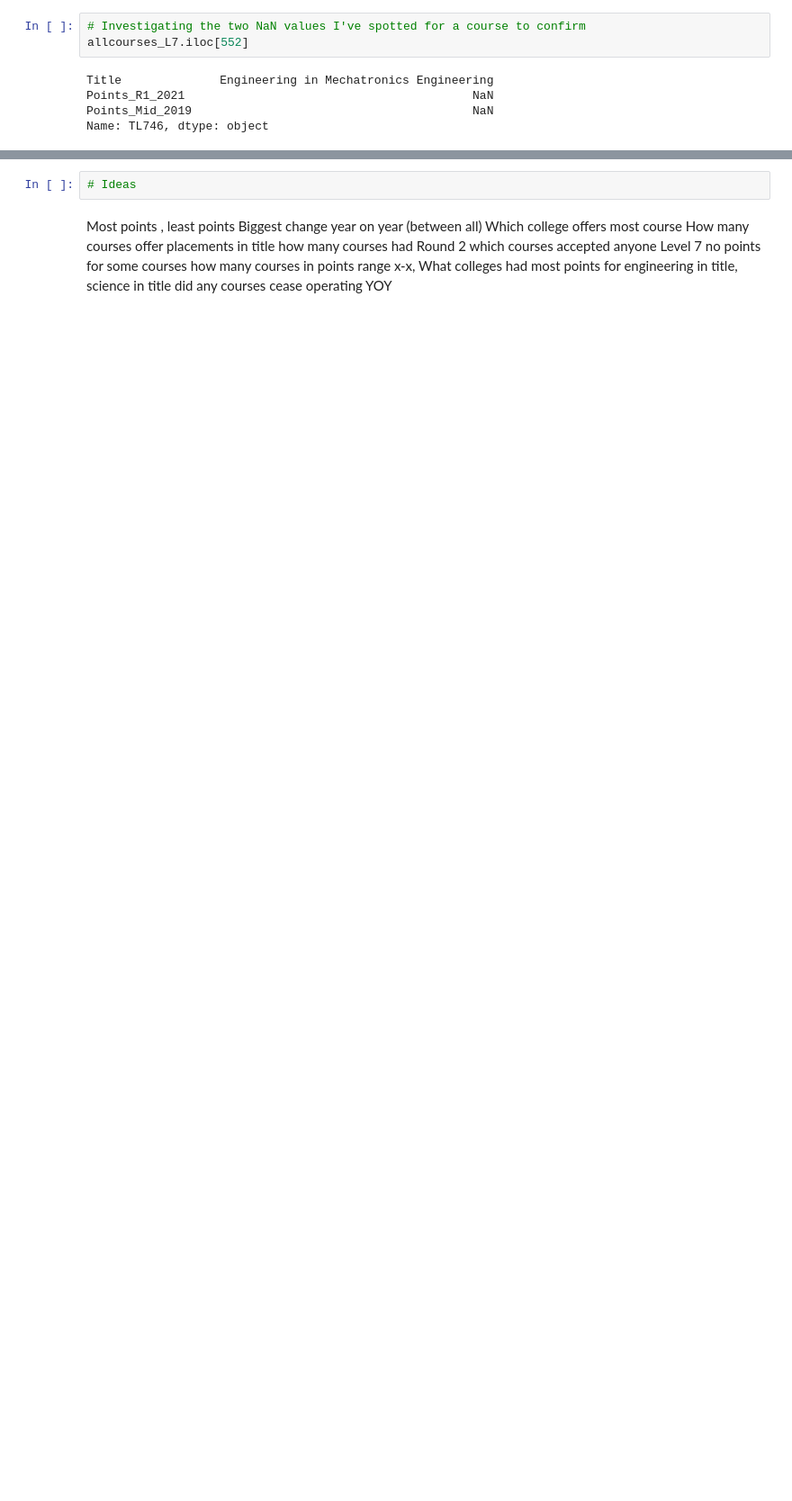
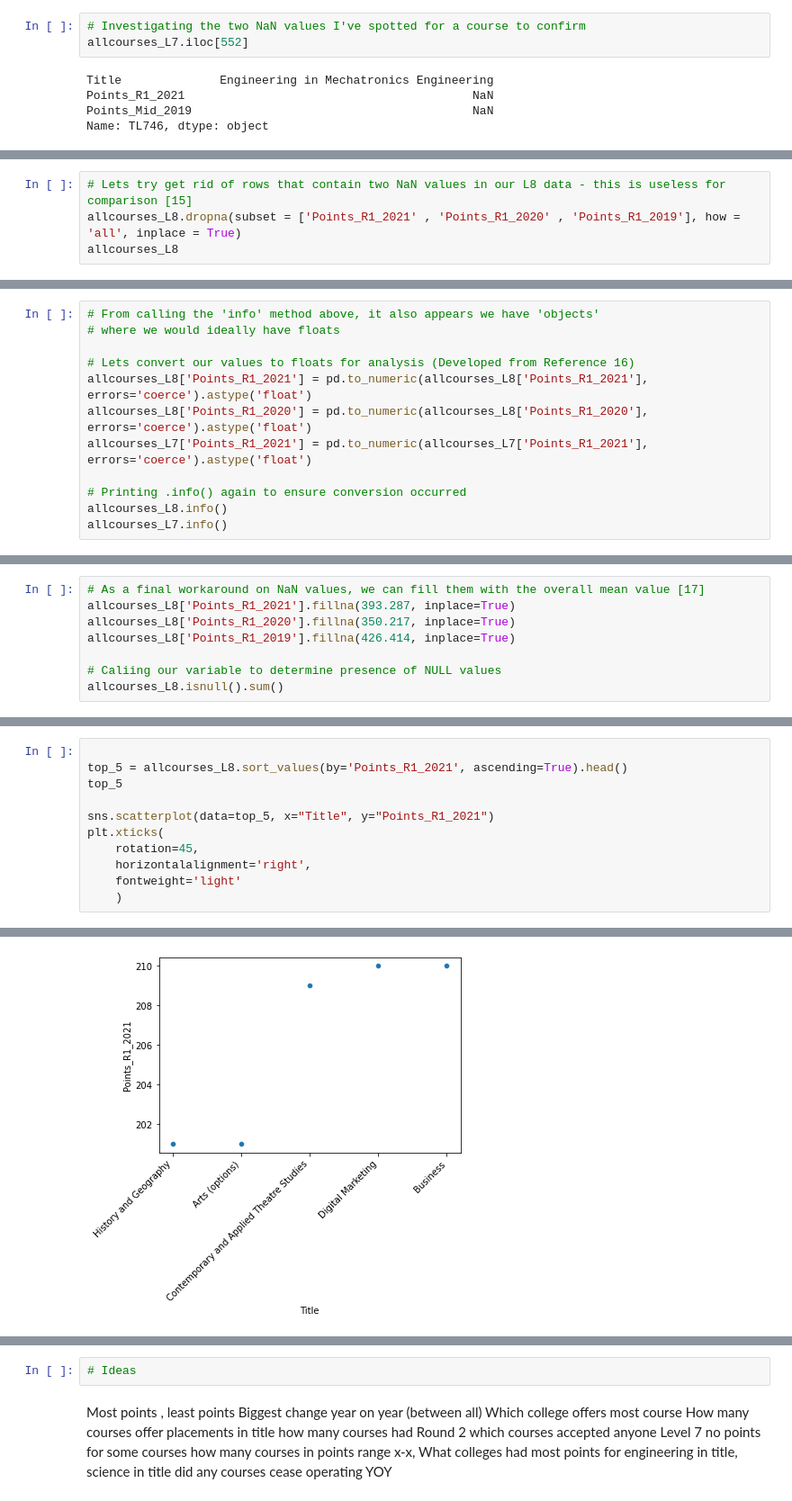
Before and after one commit to conor-mccaffrey/cao-points, a Jupyter notebook: cao-points-analysis.ipynb, the cells around one changed output, grey strips where cells are left out. Shown at 90% size. Saved outputs shown, nothing was run; the diff lists cells and outputs as text; blank space fills up the shorter version.

Commit message:
cleaned up all the data and now ready to start plotting

```diff
--- a/cao-points-analysis.ipynb
+++ b/cao-points-analysis.ipynb
@@ -1051,0 +1084,4 @@ Name: TL746, dtype: object
+# %%
+# Lets try get rid of rows that contain two NaN values in our L8 data - this is useless for comparison [15]
+allcourses_L8.dropna(subset = ['Points_R1_2021' , 'Points_R1_2020' , 'Points_R1_2019'], how = 'all', inplace = True)
+allcourses_L8
@@ -1051,0 +1105,12 @@ Name: TL746, dtype: object
+# %%
+# From calling the 'info' method above, it also appears we have 'objects'
+# where we would ideally have floats
+
+# Lets convert our values to floats for analysis (Developed from Reference 16)
+allcourses_L8['Points_R1_2021'] = pd.to_numeric(allcourses_L8['Points_R1_2021'], errors='coerce').astype('float')
+allcourses_L8['Points_R1_2020'] = pd.to_numeric(allcourses_L8['Points_R1_2020'], errors='coerce').astype('float')
+allcourses_L7['Points_R1_2021'] = pd.to_numeric(allcourses_L7['Points_R1_2021'], errors='coerce').astype('float')
+
+# Printing .info() again to ensure conversion occurred
+allcourses_L8.info()
+allcourses_L7.info()
@@ -1051,0 +1177,8 @@ Name: TL746, dtype: object
+# %%
+# As a final workaround on NaN values, we can fill them with the overall mean value [17]
+allcourses_L8['Points_R1_2021'].fillna(393.287, inplace=True)
+allcourses_L8['Points_R1_2020'].fillna(350.217, inplace=True)
+allcourses_L8['Points_R1_2019'].fillna(426.414, inplace=True)
+
+# Caliing our variable to determine presence of NULL values
+allcourses_L8.isnull().sum()
@@ -1051,0 +1205,12 @@ Name: TL746, dtype: object
+# %%
+
+top_5 = allcourses_L8.sort_values(by='Points_R1_2021', ascending=True).head()
+top_5
+
+sns.scatterplot(data=top_5, x="Title", y="Points_R1_2021")
+plt.xticks(
+    rotation=45,
+    horizontalalignment='right',
+    fontweight='light'
+    )
+# %% [output]
@@ -1051,0 +1223 @@ Name: TL746, dtype: object
+[figure, added]
```
Also changed, not shown: parts of 24 cells of this notebook, 12 other files.
